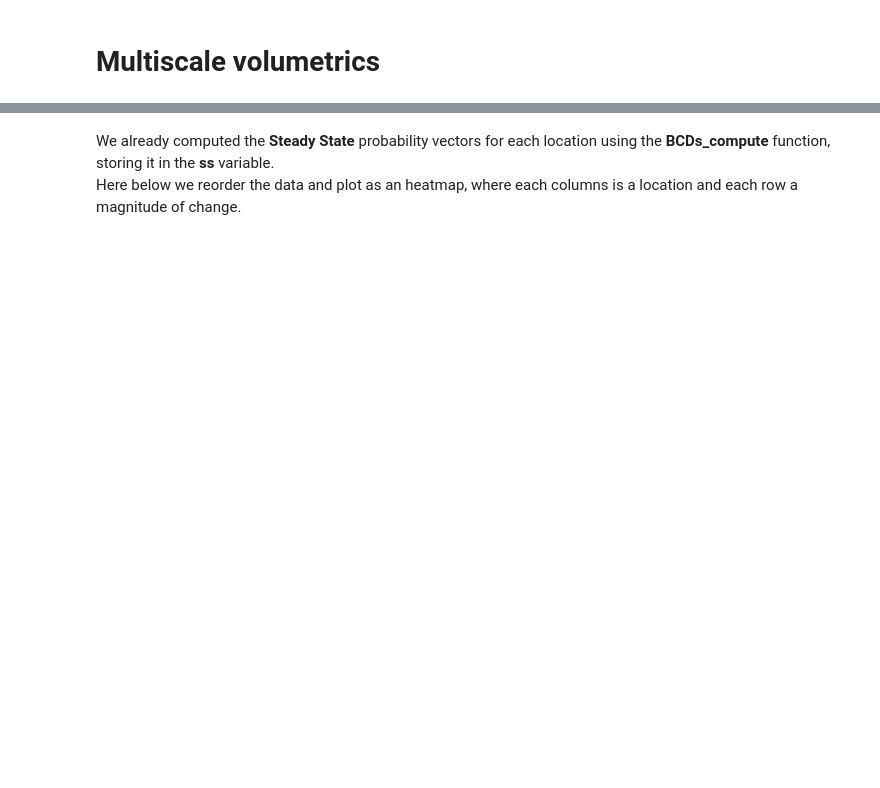
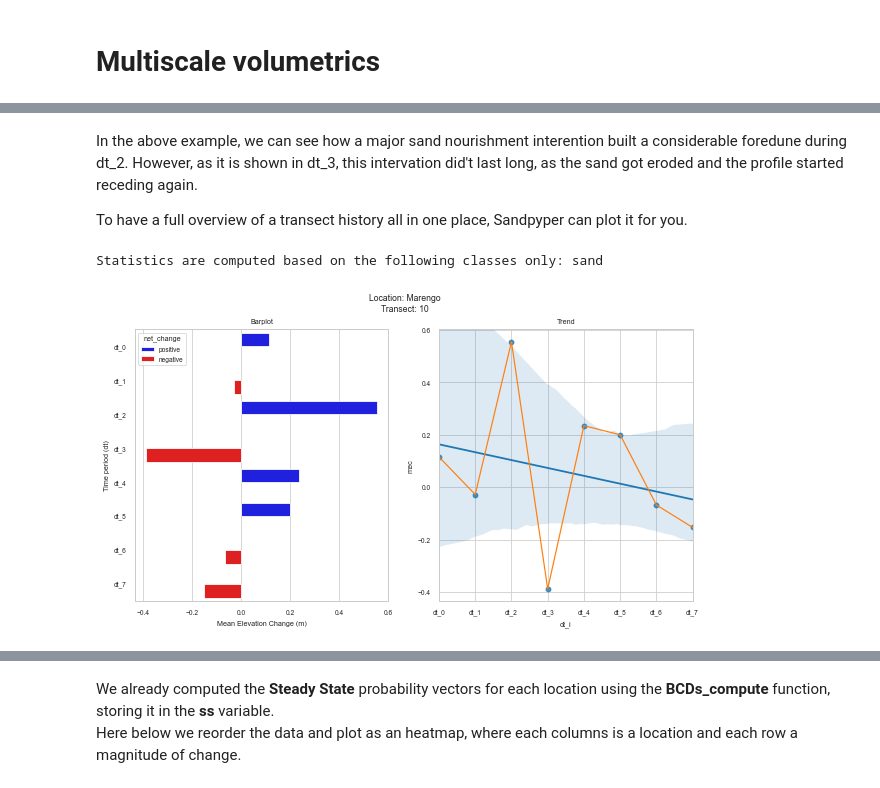
Before and after one commit to npucino/sandpyper, a Jupyter notebook: docs/notebooks/Profile dynamics.ipynb, the cells around one changed output, grey strips where cells are left out. Cells and saved outputs as stored; diff of their text form; code cells hidden in the pictures; blank space fills up the shorter version.

```diff
--- a/docs/notebooks/Profile dynamics.ipynb
+++ b/docs/notebooks/Profile dynamics.ipynb
@@ -77,2 +288,9 @@ D.plot_transects(location='mar', tr_id=10, dt=['dt_0','dt_2'], classified=True)
+# %% [markdown]
+In the above example, we can see how a major sand nourishment interention built a considerable foredune during dt_2. However, as it is shown in dt_3, this intervation did't last long, as the sand got eroded and the profile started receding again.
+
+To have a full overview of a transect history all in one place, Sandpyper can plot it for you.
 # %%
-D.plot_transect_mecs(location='leo',tr_id=28)
+D.plot_transect_mecs(location='mar',tr_id=10)
+# %% [output]
+Statistics are computed based on the following classes only: sand
+[figure, added]
```
Also changed, not shown: parts of 103 cells of this notebook, 2 other files.
